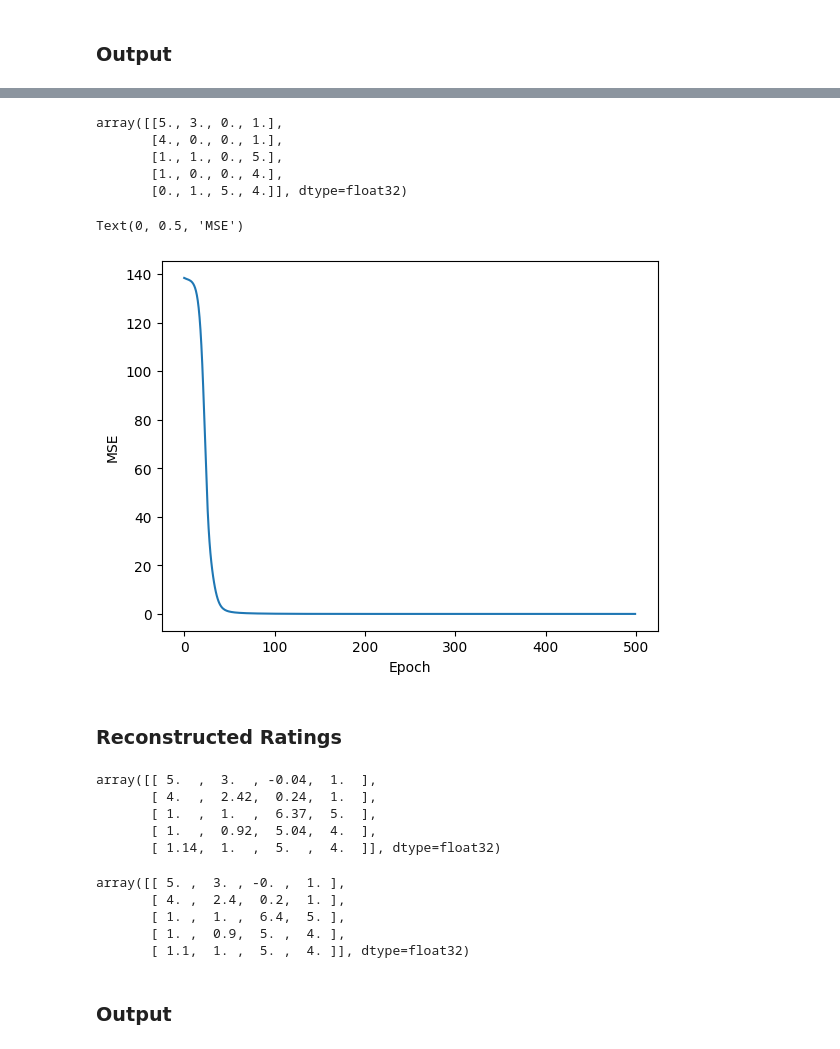
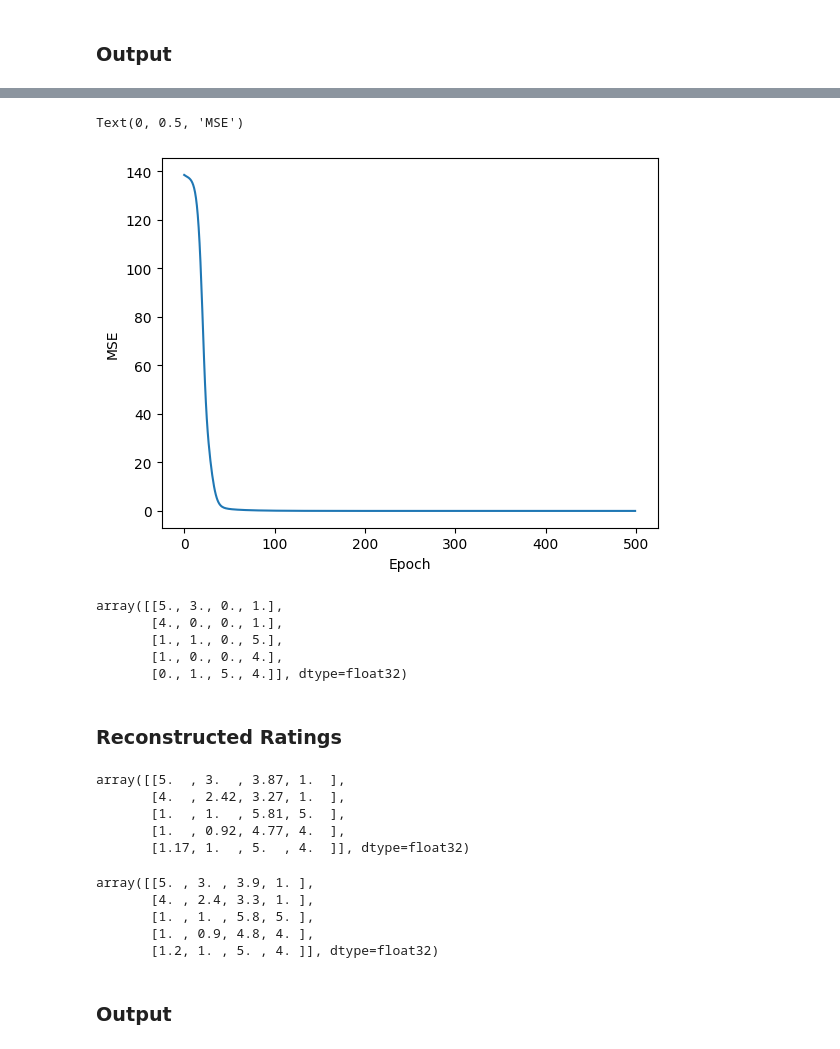
Before and after one commit to alextanhongpin/matrix-factorization, a Jupyter notebook: 09_matrix_factorization.ipynb, the cells around one changed output, grey strips where cells are left out. Saved outputs shown, nothing was run; the diff lists cells and outputs as text; code cells hidden in the pictures.

```diff
--- a/09_matrix_factorization.ipynb
+++ b/09_matrix_factorization.ipynb
@@ -145,19 +145,16 @@ R = tf.constant(
     dtype=tf.float32,
 )
 n_user, n_item = R.shape
-K = min(R.shape) - 2
-
 N = n_user * n_item
-
+K = 3
 
 U = tf.Variable(tf.random.normal([n_user, K], stddev=0.1))
 V = tf.Variable(tf.random.normal([n_item, K], stddev=0.1))
 
-
 T = 500  # Epochs
 alpha = 0.01  # Learning rate
 
-mse = []
+losses = []
 trainable_weights = [U, V]
 optimizer = tf.keras.optimizers.SGD(learning_rate=alpha)
 
@@ -176,7 +173,7 @@ for t in range(T):
         loss = mse_loss(U, V, R)
     grads = tape.gradient(loss, trainable_weights)
     optimizer.apply_gradients(zip(grads, trainable_weights))
-    mse.append(tf.reduce_mean(loss).numpy())
+    losses.append(tf.reduce_mean(loss).numpy())
 
     if t % 100 == 0:
         print(t, tf.reduce_mean(loss).numpy())
@@ -191,3 +188,10 @@ To enable the following instructions: AVX2 FMA, in other operations, rebuild Ten
+# %%
+plt.plot(losses)
+plt.xlabel("Epoch")
+plt.ylabel("MSE")
+# %% [output]
+Text(0, 0.5, 'MSE')
+[figure, added]
 # %%
 R_hat = tf.matmul(U, V, transpose_b=True).numpy()
 R = R.numpy()
@@ -198,33 +202,26 @@ array([[5., 3., 0., 1.],
        [1., 1., 0., 5.],
        [1., 0., 0., 4.],
        [0., 1., 5., 4.]], dtype=float32)
-# %%
-plt.plot(mse)
-plt.xlabel("Epoch")
-plt.ylabel("MSE")
-# %% [output]
-Text(0, 0.5, 'MSE')
-[figure, removed]
 # %% [markdown]
 ### Reconstructed Ratings
 # %%
 np.round(R_hat, 2)
 # %% [output]
-array([[ 5.  ,  3.  , -0.04,  1.  ],
-       [ 4.  ,  2.42,  0.24,  1.  ],
-       [ 1.  ,  1.  ,  6.37,  5.  ],
-       [ 1.  ,  0.92,  5.04,  4.  ],
-       [ 1.14,  1.  ,  5.  ,  4.  ]], dtype=float32)
+array([[5.  , 3.  , 3.87, 1.  ],
+       [4.  , 2.42, 3.27, 1.  ],
+       [1.  , 1.  , 5.81, 5.  ],
+       [1.  , 0.92, 4.77, 4.  ],
+       [1.17, 1.  , 5.  , 4.  ]], dtype=float32)
 # %%
 mask = R == 0
 R[mask] = R_hat[mask]
 np.round(R, 1)
 # %% [output]
-array([[ 5. ,  3. , -0. ,  1. ],
-       [ 4. ,  2.4,  0.2,  1. ],
-       [ 1. ,  1. ,  6.4,  5. ],
-       [ 1. ,  0.9,  5. ,  4. ],
-       [ 1.1,  1. ,  5. ,  4. ]], dtype=float32)
+array([[5. , 3. , 3.9, 1. ],
+       [4. , 2.4, 3.3, 1. ],
+       [1. , 1. , 5.8, 5. ],
+       [1. , 0.9, 4.8, 4. ],
+       [1.2, 1. , 5. , 4. ]], dtype=float32)
 # %% [markdown]
 ### Output
 # %%
```
Also changed, not shown: parts of 25 cells of this notebook.
